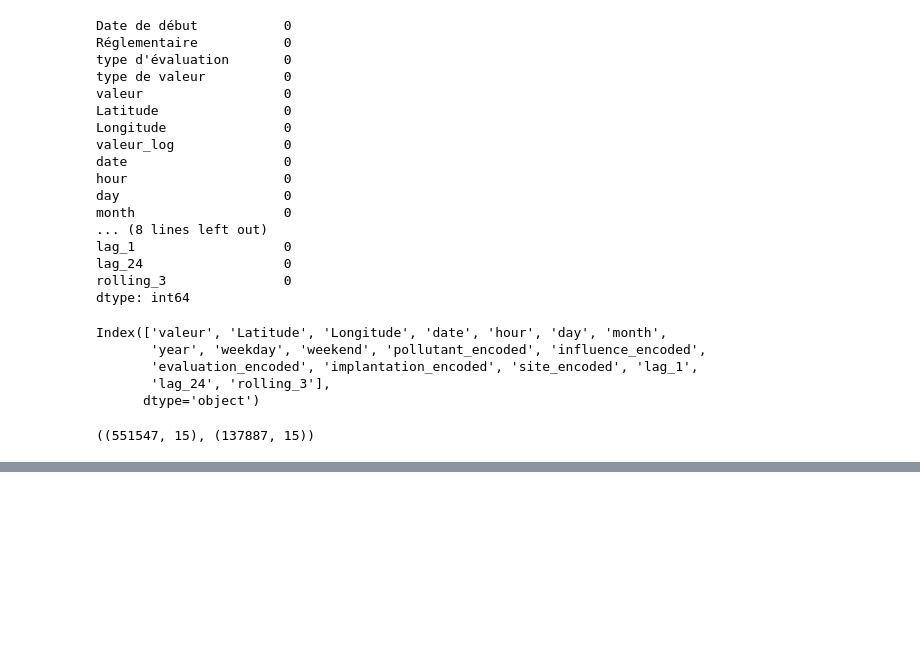
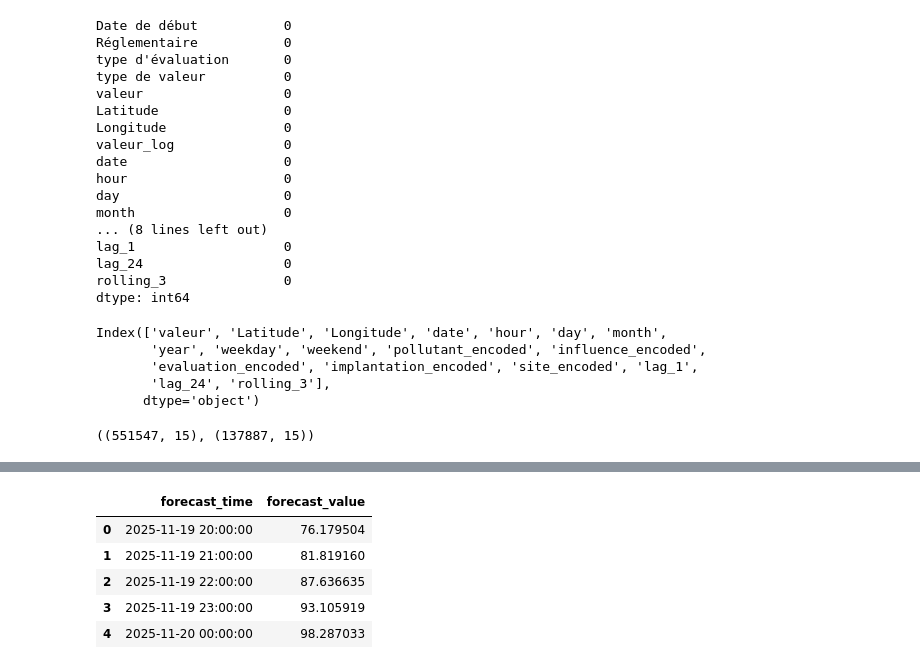
Before and after one commit to JayaSaiKishore7/AirQuality_AnalysisFR, a Jupyter notebook: notebooks/RawEda.ipynb, the cells around one changed output, grey strips where cells are left out. Cells and saved outputs as stored; diff of their text form; code cells hidden in the pictures; blank space fills up the shorter version.

```diff
--- a/notebooks/RawEda.ipynb
+++ b/notebooks/RawEda.ipynb
@@ -778,0 +781,12 @@ X_train.shape, X_test.shape
+# %%
+from sklearn.ensemble import RandomForestRegressor
+
+rf_model = RandomForestRegressor(
+    n_estimators=300,
+    max_depth=None,
+    random_state=42,
+    n_jobs=-1
+)
+
+rf_model.fit(X_train, y_train)
+rf_pred = rf_model.predict(X_test)
@@ -778,0 +938,12 @@ X_train.shape, X_test.shape
+# %%
+df_raw = df_raw.sort_values("date")
+
+forecast_df = forecast_next_24(df_raw, best_model)
+forecast_df.head()
+# %% [output]
+|  | forecast_time | forecast_value |
+| 0 | 2025-11-19 20:00:00 | 76.179504 |
+| 1 | 2025-11-19 21:00:00 | 81.819160 |
+| 2 | 2025-11-19 22:00:00 | 87.636635 |
+| 3 | 2025-11-19 23:00:00 | 93.105919 |
+| 4 | 2025-11-20 00:00:00 | 98.287033 |
```
Also changed, not shown: parts of 12 cells of this notebook.
